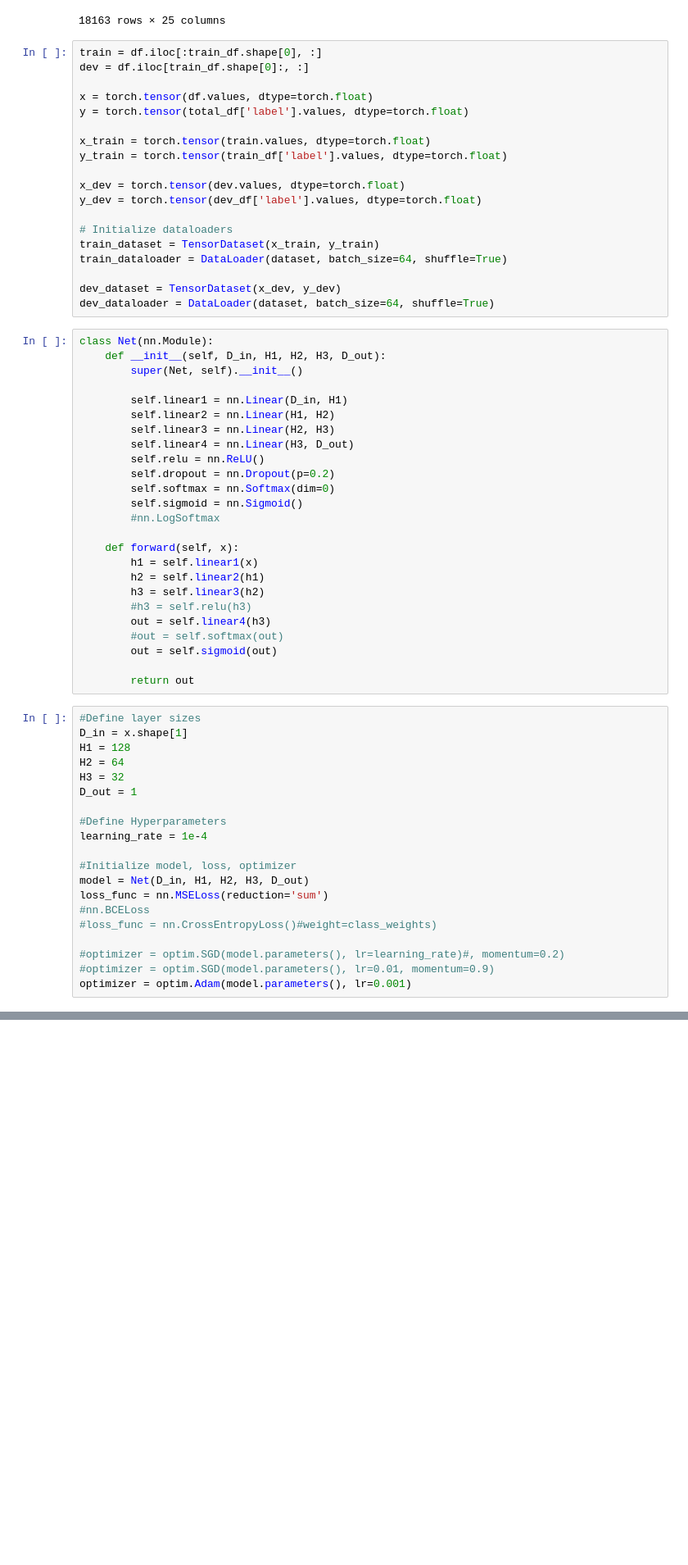
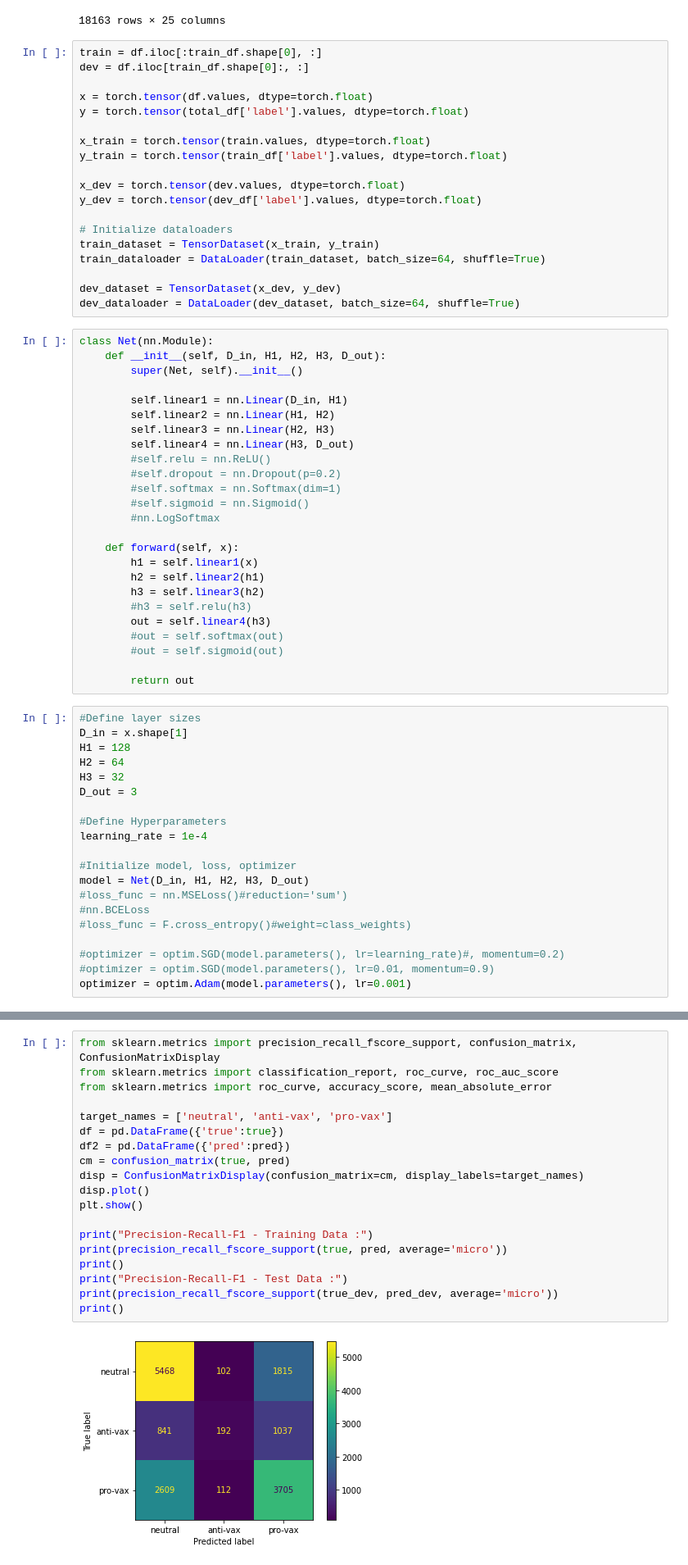
Before and after one commit to nefelitav/vaccine-sentiment-classifier, a Jupyter notebook: feedforward.ipynb, the cells around one changed output, grey strips where cells are left out. Shown at 82% size. Drawn from its saved outputs; the diff is of its cells as text; blank space fills up the shorter version.

Commit message:
add plots and metrics

```diff
--- a/feedforward.ipynb
+++ b/feedforward.ipynb
@@ -247,10 +265,10 @@ y_dev = torch.tensor(dev_df['label'].values, dtype=torch.float)
 
 # Initialize dataloaders
 train_dataset = TensorDataset(x_train, y_train)
-train_dataloader = DataLoader(dataset, batch_size=64, shuffle=True)
+train_dataloader = DataLoader(train_dataset, batch_size=64, shuffle=True)
 
 dev_dataset = TensorDataset(x_dev, y_dev)
-dev_dataloader = DataLoader(dataset, batch_size=64, shuffle=True)
+dev_dataloader = DataLoader(dev_dataset, batch_size=64, shuffle=True)
 # %%
 class Net(nn.Module):
     def __init__(self, D_in, H1, H2, H3, D_out):
@@ -260,10 +278,10 @@ class Net(nn.Module):
         self.linear2 = nn.Linear(H1, H2)
         self.linear3 = nn.Linear(H2, H3)
         self.linear4 = nn.Linear(H3, D_out)
-        self.relu = nn.ReLU()
-        self.dropout = nn.Dropout(p=0.2)
-        self.softmax = nn.Softmax(dim=0)
-        self.sigmoid = nn.Sigmoid()
+        #self.relu = nn.ReLU()
+        #self.dropout = nn.Dropout(p=0.2)
+        #self.softmax = nn.Softmax(dim=1)
+        #self.sigmoid = nn.Sigmoid()
         #nn.LogSoftmax
 
     def forward(self, x):
@@ -273,7 +291,7 @@ class Net(nn.Module):
         #h3 = self.relu(h3)
         out = self.linear4(h3)
         #out = self.softmax(out)
-        out = self.sigmoid(out)
+        #out = self.sigmoid(out)
 
         return out
 # %%
@@ -282,16 +300,16 @@ D_in = x.shape[1]
 H1 = 128
 H2 = 64
 H3 = 32
-D_out = 1
+D_out = 3
 
 #Define Hyperparameters
 learning_rate = 1e-4
 
 #Initialize model, loss, optimizer
 model = Net(D_in, H1, H2, H3, D_out)
-loss_func = nn.MSELoss(reduction='sum')
+#loss_func = nn.MSELoss()#reduction='sum')
 #nn.BCELoss
-#loss_func = nn.CrossEntropyLoss()#weight=class_weights)
+#loss_func = F.cross_entropy()#weight=class_weights)
 
 #optimizer = optim.SGD(model.parameters(), lr=learning_rate)#, momentum=0.2)
 #optimizer = optim.SGD(model.parameters(), lr=0.01, momentum=0.9)
@@ -357,0 +414,21 @@ Epoch  99: Train Loss = 49.83219   Validation Loss = 49.76785
+# %%
+from sklearn.metrics import precision_recall_fscore_support, confusion_matrix, ConfusionMatrixDisplay
+from sklearn.metrics import classification_report, roc_curve, roc_auc_score
+from sklearn.metrics import roc_curve, accuracy_score, mean_absolute_error
+
+target_names = ['neutral', 'anti-vax', 'pro-vax']
+df = pd.DataFrame({'true':true})
+df2 = pd.DataFrame({'pred':pred})
+cm = confusion_matrix(true, pred)
+disp = ConfusionMatrixDisplay(confusion_matrix=cm, display_labels=target_names)
+disp.plot()
+plt.show()
+
+print("Precision-Recall-F1 - Training Data :")
+print(precision_recall_fscore_support(true, pred, average='micro'))
+print()
+print("Precision-Recall-F1 - Test Data :")
+print(precision_recall_fscore_support(true_dev, pred_dev, average='micro'))
+print()
+# %% [output]
+[figure, added]
```
Also changed, not shown: parts of 11 cells of this notebook.
